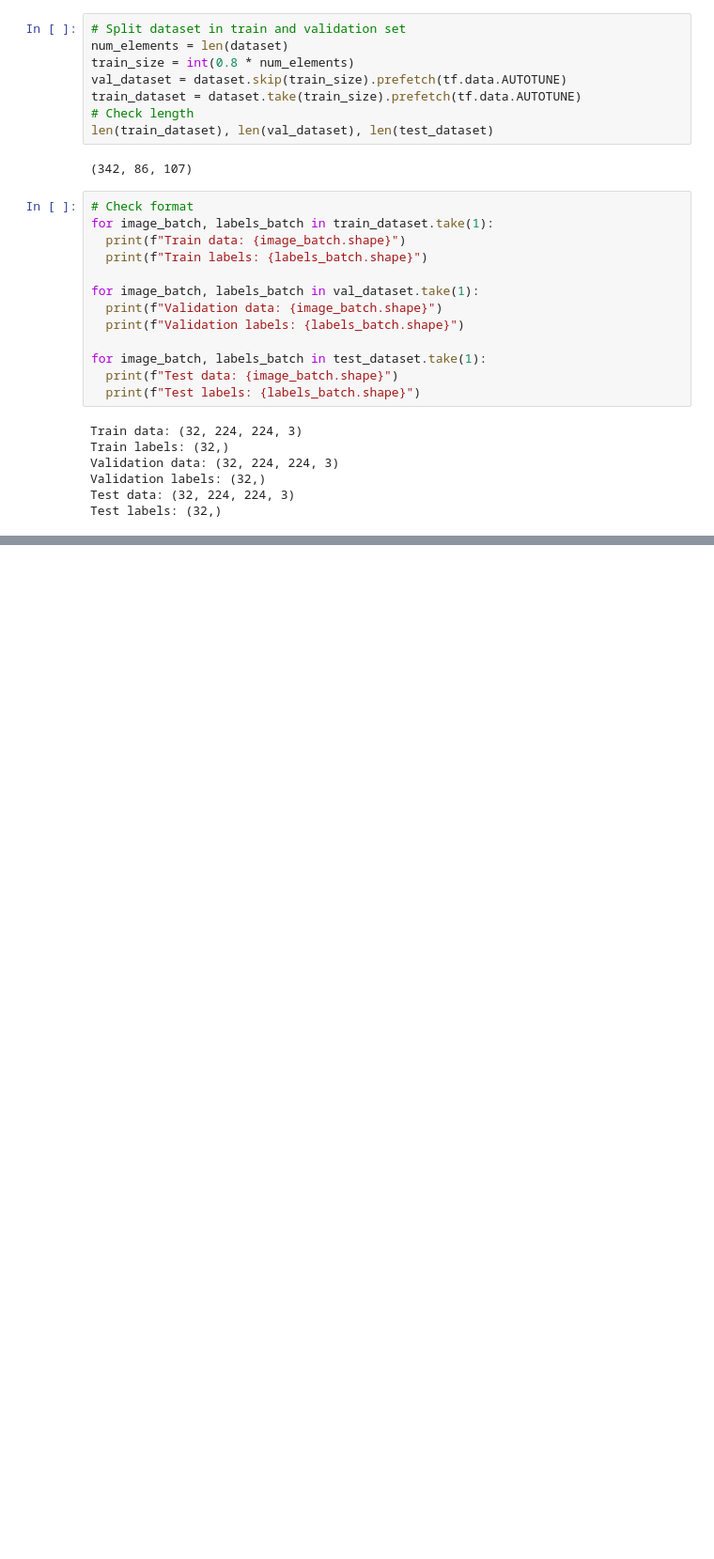
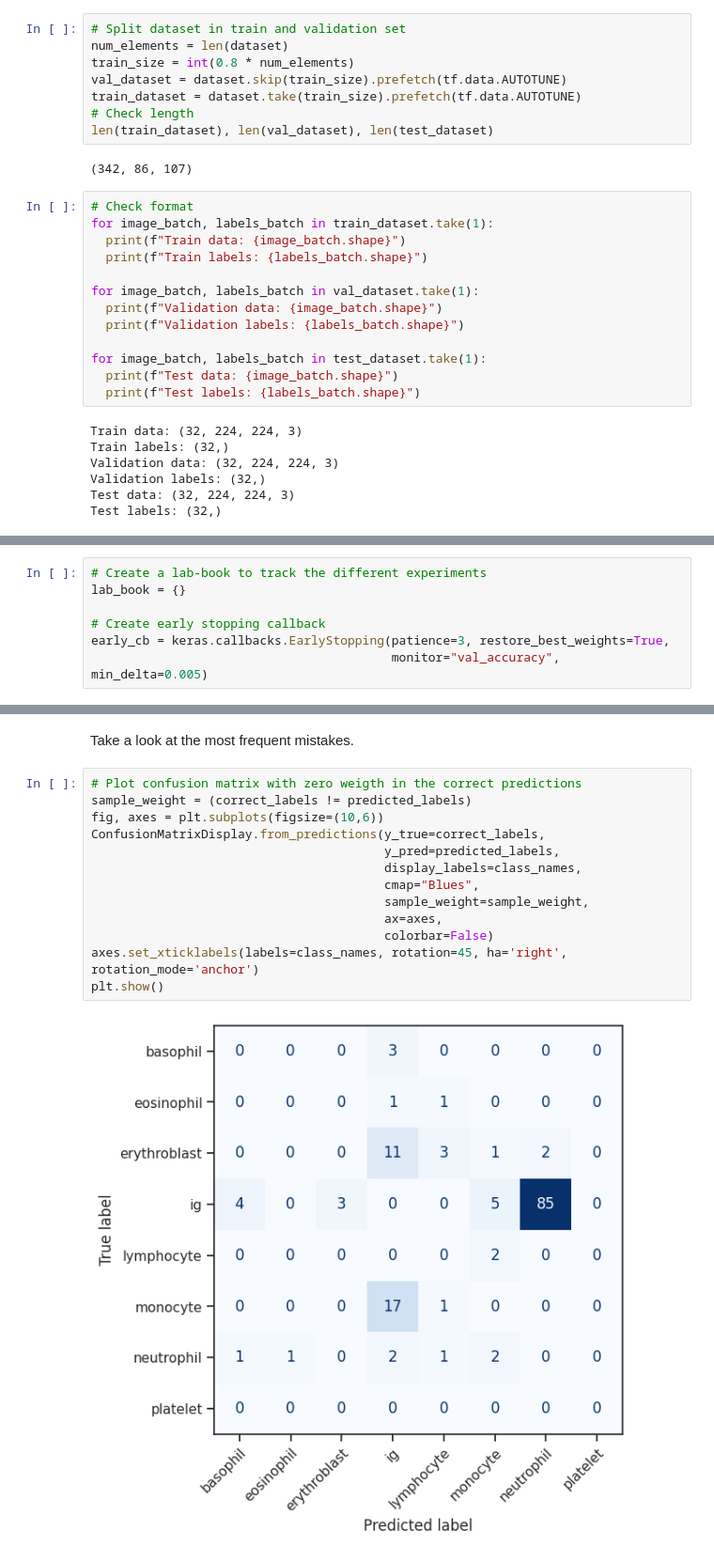
Before and after one commit to ManuelGehl/Blood-Cell-Classifier, a Jupyter notebook: Blood_cells_classifier.ipynb, the cells around one changed output, grey strips where cells are left out. Shown at 94% size. Saved outputs shown, nothing was run; the diff lists cells and outputs as text; blank space fills up the shorter version.

```diff
--- a/Blood_cells_classifier.ipynb
+++ b/Blood_cells_classifier.ipynb
@@ -128,2 +138,9 @@ early_cb = keras.callbacks.EarlyStopping(patience=3, restore_best_weights=True)
+# %%
+# Create a lab-book to track the different experiments
+lab_book = {}
+
+# Create early stopping callback
+early_cb = keras.callbacks.EarlyStopping(patience=3, restore_best_weights=True,
+                                         monitor="val_accuracy", min_delta=0.005)
 # %%
 # Lab Book Name Entry
@@ -529,0 +639,17 @@ Is feature engineering possible?
+# %% [markdown]
+Take a look at the most frequent mistakes.
+# %%
+# Plot confusion matrix with zero weigth in the correct predictions
+sample_weight = (correct_labels != predicted_labels)
+fig, axes = plt.subplots(figsize=(10,6))
+ConfusionMatrixDisplay.from_predictions(y_true=correct_labels,
+                                        y_pred=predicted_labels,
+                                        display_labels=class_names,
+                                        cmap="Blues",
+                                        sample_weight=sample_weight,
+                                        ax=axes,
+                                        colorbar=False)
+axes.set_xticklabels(labels=class_names, rotation=45, ha='right', rotation_mode='anchor')
+plt.show()
+# %% [output]
+[figure, added]
```
Also changed, not shown: parts of 46 cells of this notebook.
